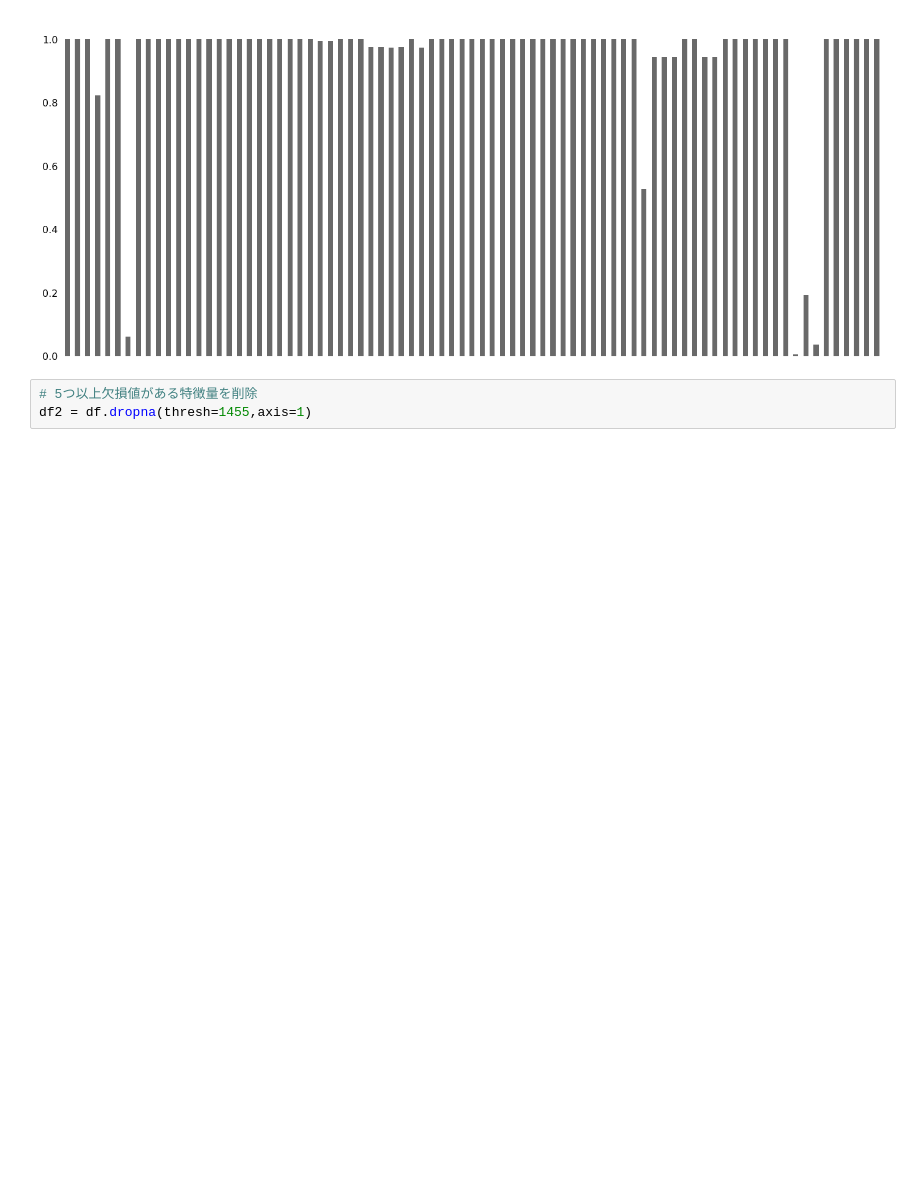
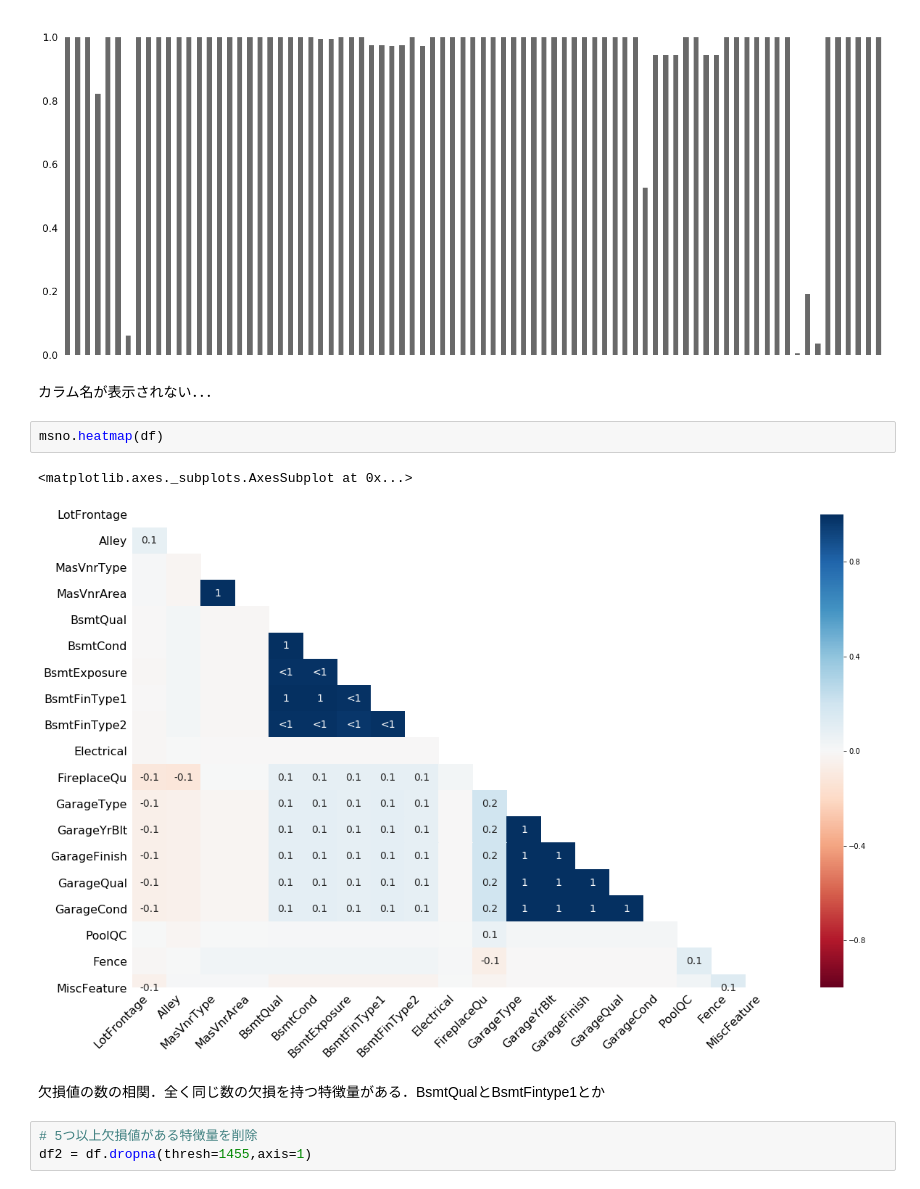
Before and after one commit to SkMiya/diveintocode-ml, a Jupyter notebook: week3/week3_2_House.ipynb, the cells around one changed output. Drawn from its saved outputs; the diff is of its cells as text; blank space fills up the shorter version.

```diff
--- a/week3/week3_2_House.ipynb
+++ b/week3/week3_2_House.ipynb
@@ -82,6 +123,15 @@ msno.bar(df)
 # %% [output]
 <matplotlib.axes._subplots.AxesSubplot at 0x...>
 [figure]
+# %% [markdown]
+カラム名が表示されない．．．
+# %%
+msno.heatmap(df)
+# %% [output]
+<matplotlib.axes._subplots.AxesSubplot at 0x...>
+[figure, added]
+# %% [markdown]
+欠損値の数の相関．全く同じ数の欠損を持つ特徴量がある．BsmtQualとBsmtFintype1とか
 # %%
 # 5つ以上欠損値がある特徴量を削除
 df2 = df.dropna(thresh=1455,axis=1)
```
Also changed, not shown: parts of 36 cells of this notebook.
